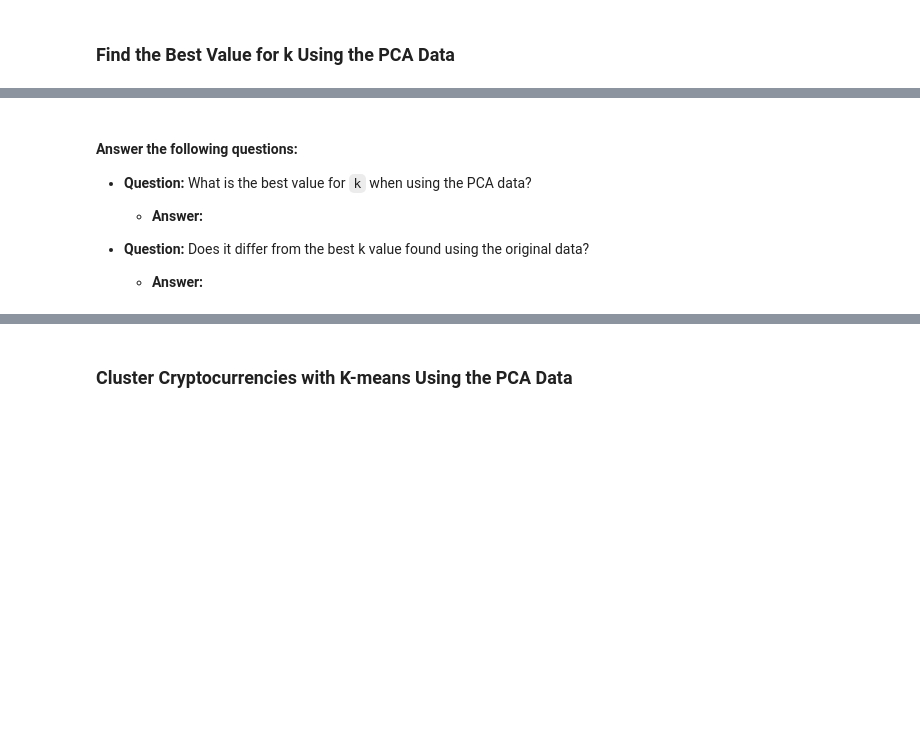
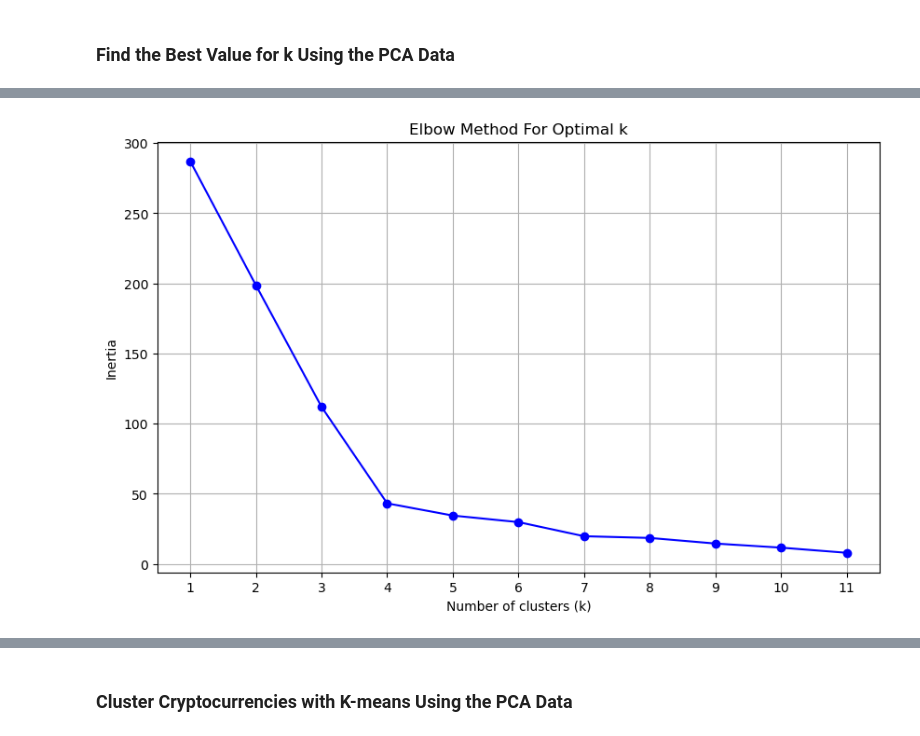
Before and after one commit to Lena-Hill/Advanced_Cryptocurrency_Market_Clustering, a Jupyter notebook: Starter_Code (1)/Starter_Code/Crypto_Clustering.ipynb, the cells around one changed output, grey strips where cells are left out. Cells and saved outputs as stored; diff of their text form; code cells hidden in the pictures; blank space fills up the shorter version.

```diff
--- a/Starter_Code (1)/Starter_Code/Crypto_Clustering.ipynb
+++ b/Starter_Code (1)/Starter_Code/Crypto_Clustering.ipynb
@@ -291,3 +297,5 @@ Total explained variance of the three principal components: 0.8844285111826466
 ### Find the Best Value for k Using the PCA Data
 # %%
 # Create a list with the number of k-values from 1 to 11
+k_values = list(range(1, 12))
+print(k_values)
@@ -294,9 +304,19 @@ Total explained variance of the three principal components: 0.8844285111826466
 # %%
-# Create an empty list to store the inertia values
+from sklearn.cluster import KMeans
 
+#Create an empty list to store the inertia values
+inertia_values = []
 
 # Create a for loop to compute the inertia with each possible value of k
-# Inside the loop:
-# 1. Create a KMeans model using the loop counter for the n_clusters
-# 2. Fit the model to the data using `df_market_data_pca`
-# 3. Append the model.inertia_ to the inertia list
+for k in k_values:
+    # 1. Create a KMeans model using the loop counter for the n_clusters
+    model = KMeans(n_clusters=k, random_state=42)
+
+    # 2. Fit the model to the data using `pca_df_with_names`
+    model.fit(pca_df_with_names)
+
+    # 3. Append the model.inertia_ to the inertia list
+    inertia_values.append(model.inertia_)
+
+# Print the inertia values to check them
+print(inertia_values)
@@ -303,4 +325,7 @@ Total explained variance of the three principal components: 0.8844285111826466
 # %%
 # Create a dictionary with the data to plot the Elbow curve
+elbow_data = {'k_values': k_values, 'inertia': inertia_values}
+# Create a DataFrame with the data to plot the Elbow curve
+elbow_df_pca = pd.DataFrame(elbow_data)
 
-# Create a DataFrame with the data to plot the Elbow curve
+print(elbow_df_pca)
@@ -310,11 +345,16 @@ Total explained variance of the three principal components: 0.8844285111826466
-# %% [markdown]
-#### Answer the following questions:
-
-* **Question:** What is the best value for `k` when using the PCA data?
-
-  * **Answer:**
-
-
-* **Question:** Does it differ from the best k value found using the original data?
-
-  * **Answer:**
+# %%
+# Plot a line chart with all the inertia values computed with
+# the different values of k to visually identify the optimal value for k.
+
+
+# Plotting the Elbow curve
+plt.figure(figsize=(10, 6))  # Set the figure size for better readability
+plt.plot(elbow_df_pca['k_values'], elbow_df_pca['inertia'], marker='o', linestyle='-', color='b')  # Line plot
+plt.title('Elbow Method For Optimal k')  # Title of the plot
+plt.xlabel('Number of clusters (k)')  # X-axis label
+plt.ylabel('Inertia')  # Y-axis label
+plt.xticks(k_values)  # Set x-ticks to be the k-values
+plt.grid(True)  # Turn the grid on for easier visualization
+plt.show()  # Display the plot
+# %% [output]
+[figure, added]
```
Also changed, not shown: parts of 20 cells of this notebook.
